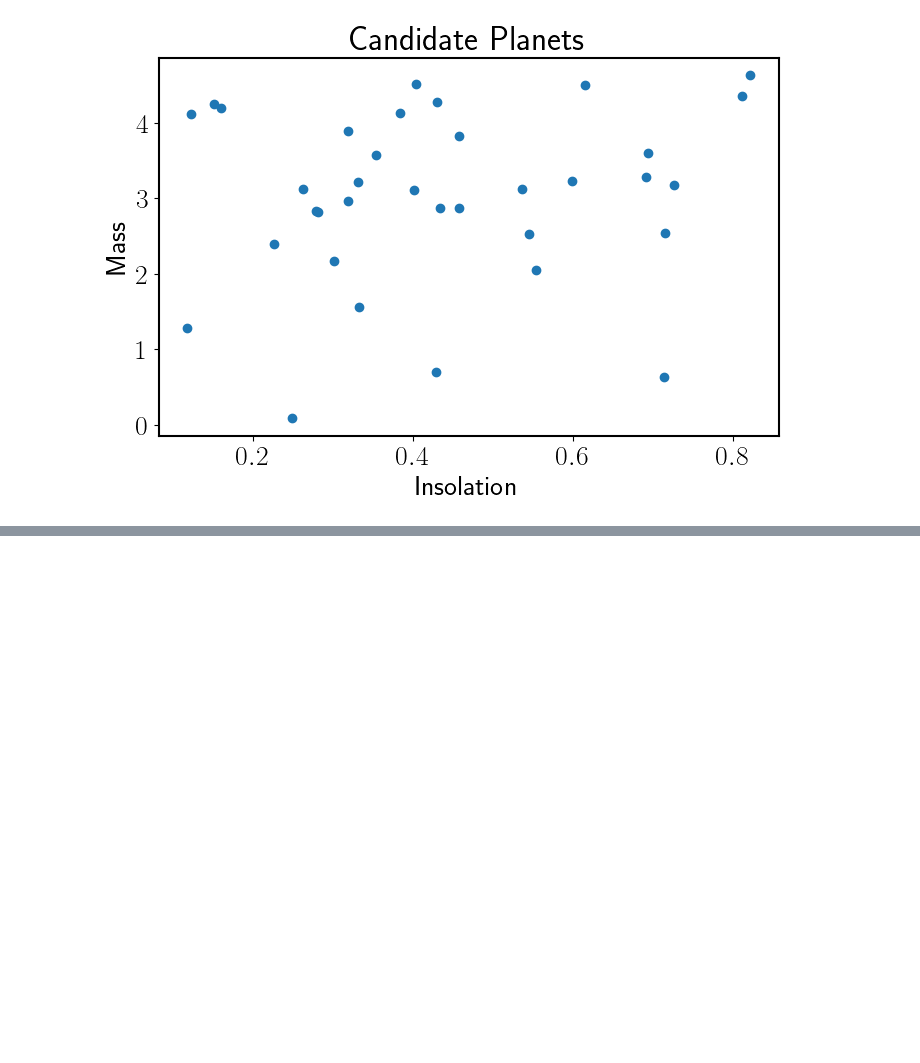
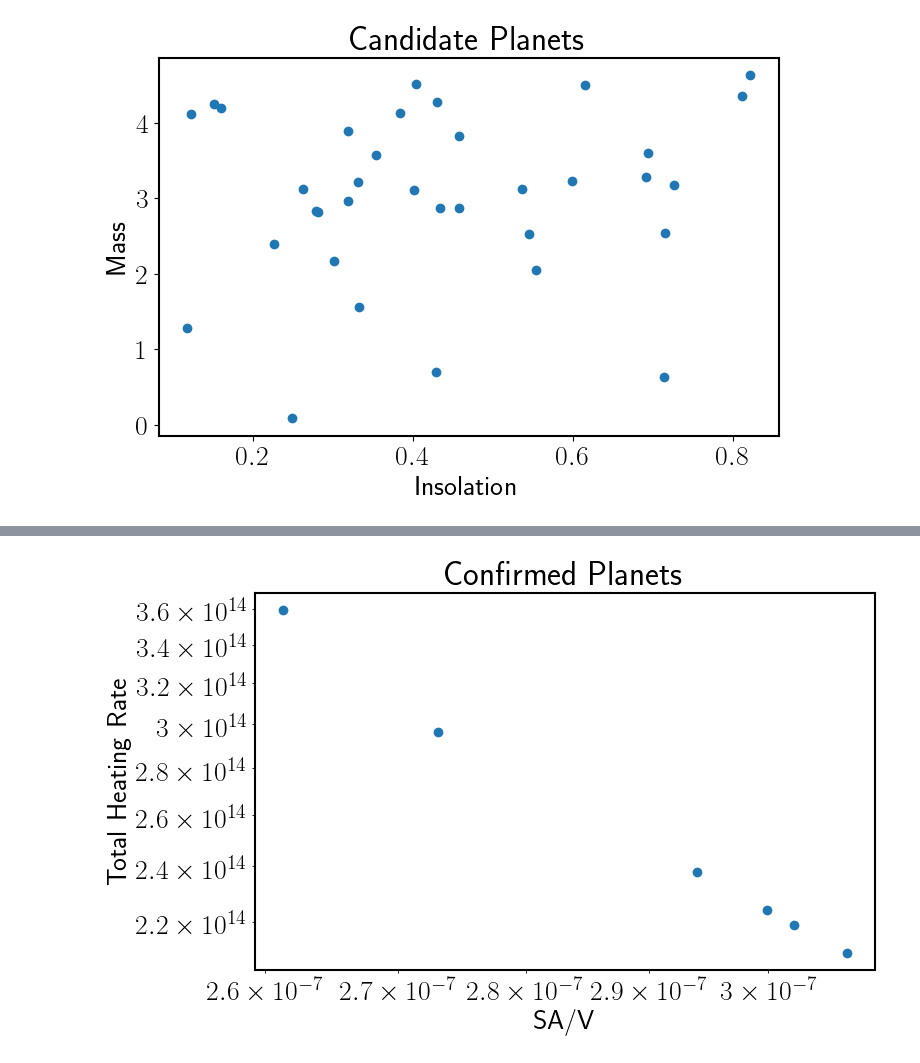
Before and after one commit to lupitatovar/Cool-Worlds, a Jupyter notebook: figures/Figures.ipynb, the cells around one changed output, grey strips where cells are left out. Cells and saved outputs as stored; diff of their text form; code cells hidden in the pictures; blank space fills up the shorter version.

```diff
--- a/figures/Figures.ipynb
+++ b/figures/Figures.ipynb
@@ -212,0 +226,10 @@ Text(0.5, 1.0, 'Candidate Planets')
+# %%
+conf_rad_m = (confirmed['rade'].values*u.R_earth).to(u.m)
+plt.scatter((3/conf_rad_m),confirmed['H_Total'])
+plt.xlabel('SA/V')
+plt.ylabel('Total Heating Rate')
+plt.title('Confirmed Planets')
+plt.xscale('log')
+plt.yscale('log')
+# %% [output]
+[figure, added]
```
Also changed, not shown: parts of 3 cells of this notebook, 5 other files.
